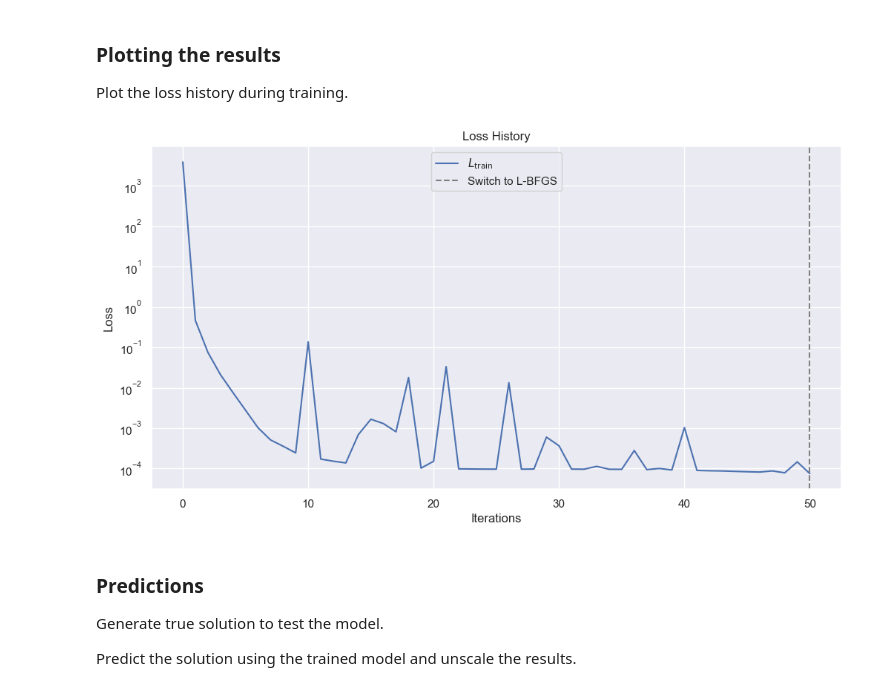
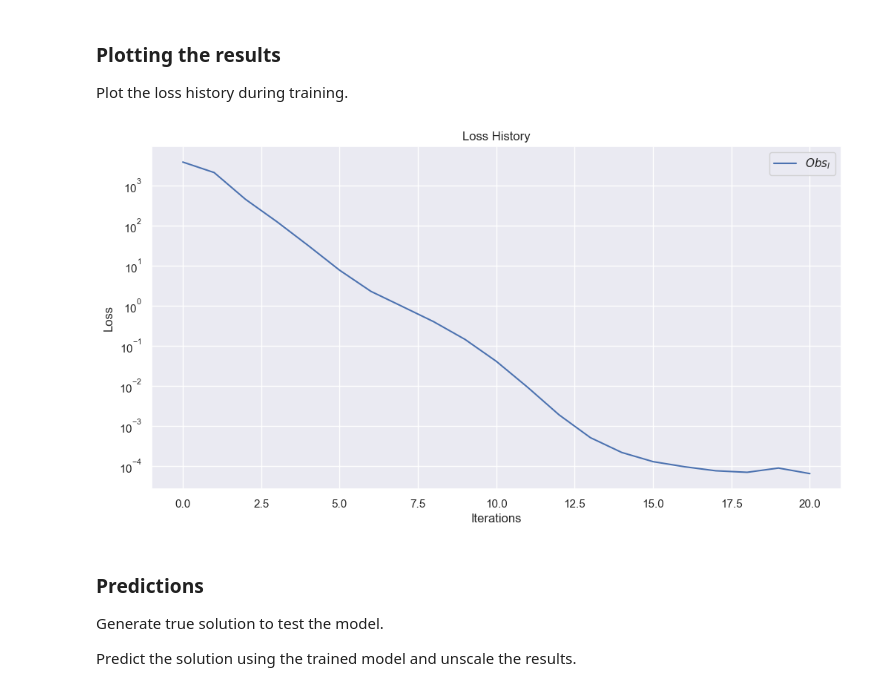
Before and after one commit to GiacomoGuidotto/sir-pinn, a Jupyter notebook: src/contant_rate/split/split.ipynb, the cells around one changed output. Saved outputs shown, nothing was run; the diff lists cells and outputs as text; code cells hidden in the pictures.

```diff
--- a/src/contant_rate/split/split.ipynb
+++ b/src/contant_rate/split/split.ipynb
@@ -170,16 +172,16 @@ The following hyperparameters are used for both networks:
 first_layer_size = [1] + [50] * 3 + [1]
 second_layer_size = [1] + [50] * 3 + [2]
 activation = "tanh"
+output_activation = torch.square
 initializer = "Glorot uniform"
 
-first_optimizer = "adam"
-second_optimizer = "L-BFGS"
+optimizer = "adam"
 lr = 0.001
 loss_function = "MSE"
 
 batch_size = 1000
-first_iterations = 50000
-second_iterations = 50000
+first_iterations = 20000
+second_iterations = 60000
 # %% [markdown]
 ## First Stage: Data Regression
 
@@ -206,13 +208,8 @@ data = dde.data.DataSet(
 # %% [markdown]
 Define the network.
 # %%
-class PositiveOutputNN(dde.nn.pytorch.FNN):
-  def forward(self, x):
-    y = super().forward(x)
-    return torch.square(y)
-
-
-net_I = PositiveOutputNN(first_layer_size, activation, initializer)
+activations = [activation] * (len(first_layer_size) - 2) + [output_activation]
+net_I = dde.nn.pytorch.FNN(first_layer_size, activation, initializer)
 # %% [markdown]
 Finally, define the model.
 # %%
@@ -224,7 +221,7 @@ Compile and train the model using `adam`.
 At this state, we include the beta parameter as an external trainable variable.
 # %%
 model.compile(
-  optimizer=first_optimizer,
+  optimizer=optimizer,
   lr=lr,
   loss=loss_function
 )
@@ -272,29 +269,23 @@ Saving test data to data/first/test.dat ...
 
 Plot the loss history during training.
 # %%
-columns = ["$L_{\mathrm{train}}$"]
+columns = ["$Obs_I$"]
 losses = pd.DataFrame(loss_history.loss_train, columns=columns)
 
 plt.subplots(figsize=(12, 6))
 
 for column in columns:
   sns.lineplot(data=losses[column], label=column)
 
-plt.axvline(
-  first_iterations / batch_size,
-  color="gray",
-  linestyle="--",
-  label="Switch to L-BFGS",
-)
 plt.yscale("log")
 plt.xlabel("Iterations")
 plt.ylabel("Loss")
 plt.title("Loss History")
 plt.legend()
 plt.savefig(f"{assets_dir}/first_loss_history.png")
 plt.show()
 # %% [output]
-[figure, old version]
+[figure, new version]
 # %% [markdown]
 ### Predictions
 
```
Also changed, not shown: parts of 13 cells of this notebook, 15 other files.
